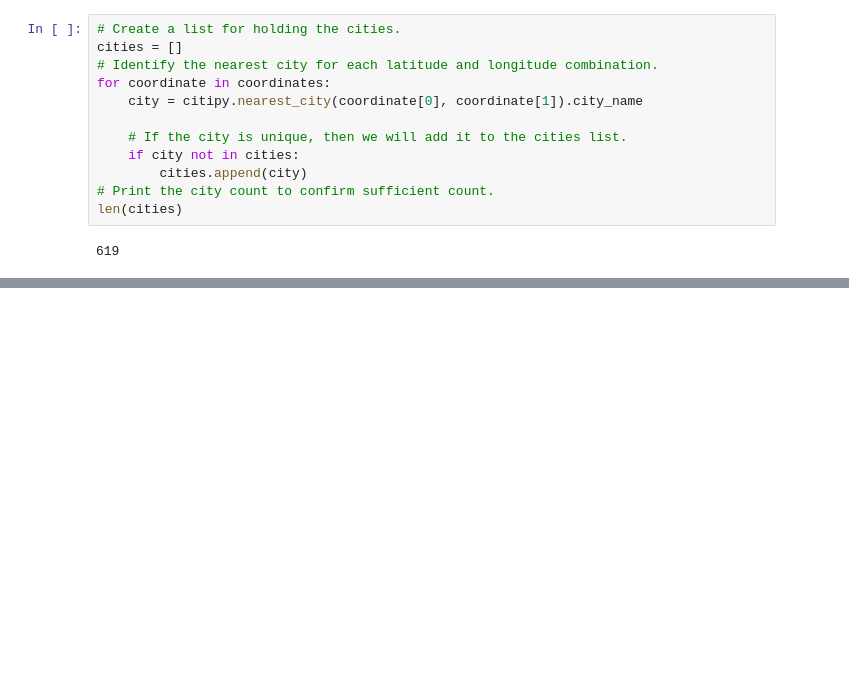
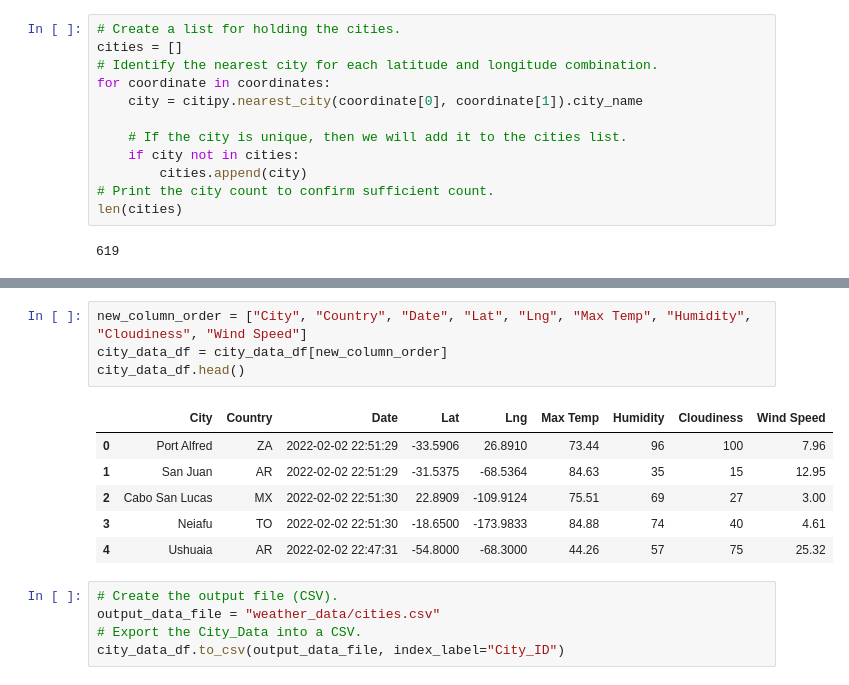
Before and after one commit to saraegregg/APIs_World_Weather_Analysis, a Jupyter notebook: WeatherPy.ipynb, the cells around one changed output, grey strips where cells are left out. Saved outputs shown, nothing was run; the diff lists cells and outputs as text; blank space fills up the shorter version.

```diff
--- a/WeatherPy.ipynb
+++ b/WeatherPy.ipynb
@@ -35,0 +146,16 @@ len(cities)
+# %%
+new_column_order = ["City", "Country", "Date", "Lat", "Lng", "Max Temp", "Humidity", "Cloudiness", "Wind Speed"]
+city_data_df = city_data_df[new_column_order]
+city_data_df.head()
+# %% [output]
+|  | City | Country | Date | Lat | Lng | Max Temp | Humidity | Cloudiness | Wind Speed |
+| 0 | Port Alfred | ZA | 2022-02-02 22:51:29 | -33.5906 | 26.8910 | 73.44 | 96 | 100 | 7.96 |
+| 1 | San Juan | AR | 2022-02-02 22:51:29 | -31.5375 | -68.5364 | 84.63 | 35 | 15 | 12.95 |
+| 2 | Cabo San Lucas | MX | 2022-02-02 22:51:30 | 22.8909 | -109.9124 | 75.51 | 69 | 27 | 3.00 |
+| 3 | Neiafu | TO | 2022-02-02 22:51:30 | -18.6500 | -173.9833 | 84.88 | 74 | 40 | 4.61 |
+| 4 | Ushuaia | AR | 2022-02-02 22:47:31 | -54.8000 | -68.3000 | 44.26 | 57 | 75 | 25.32 |
+# %%
+# Create the output file (CSV).
+output_data_file = "weather_data/cities.csv"
+# Export the City_Data into a CSV.
+city_data_df.to_csv(output_data_file, index_label="City_ID")
```
Also changed, not shown: parts of 4 cells of this notebook, 3 other files.
